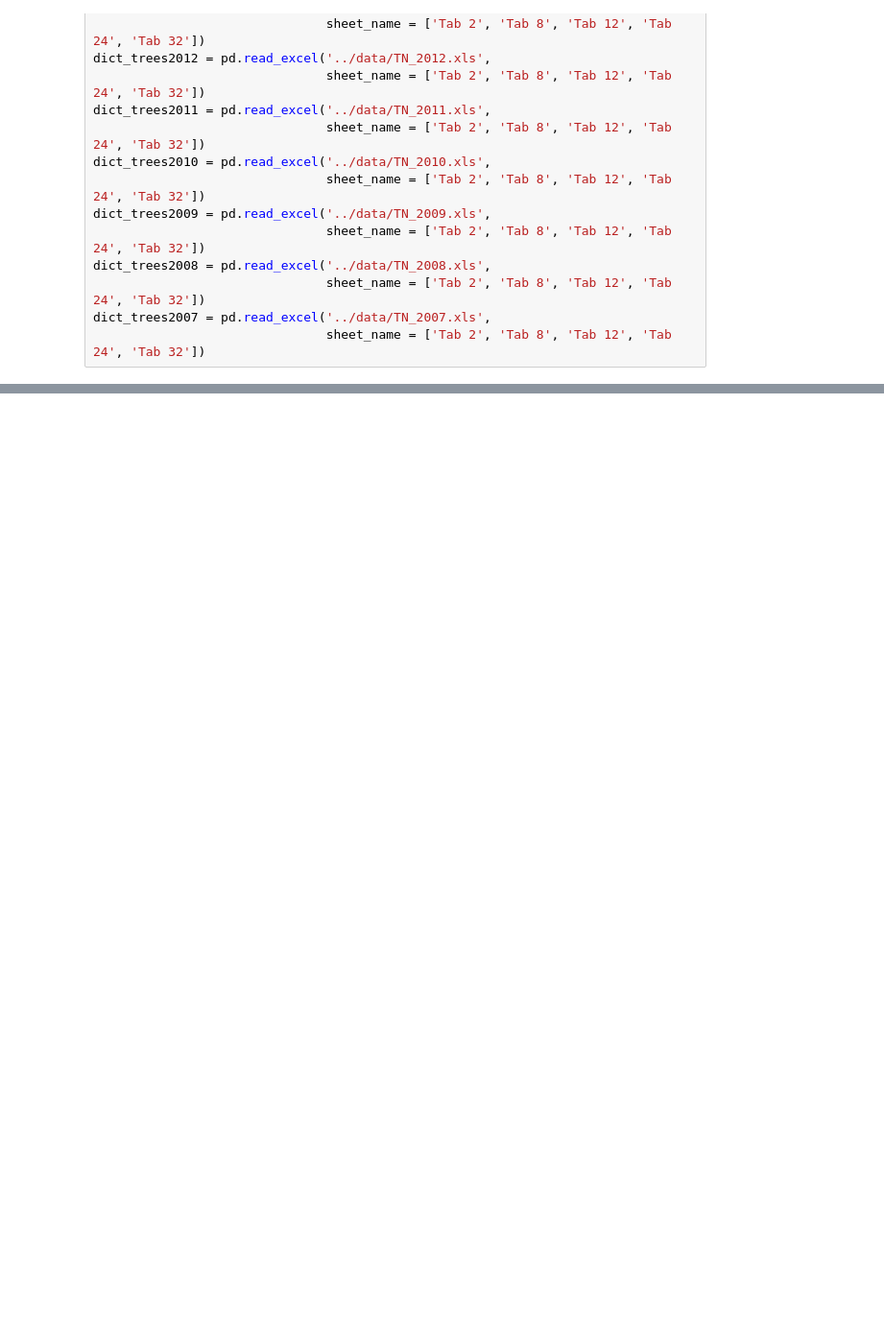
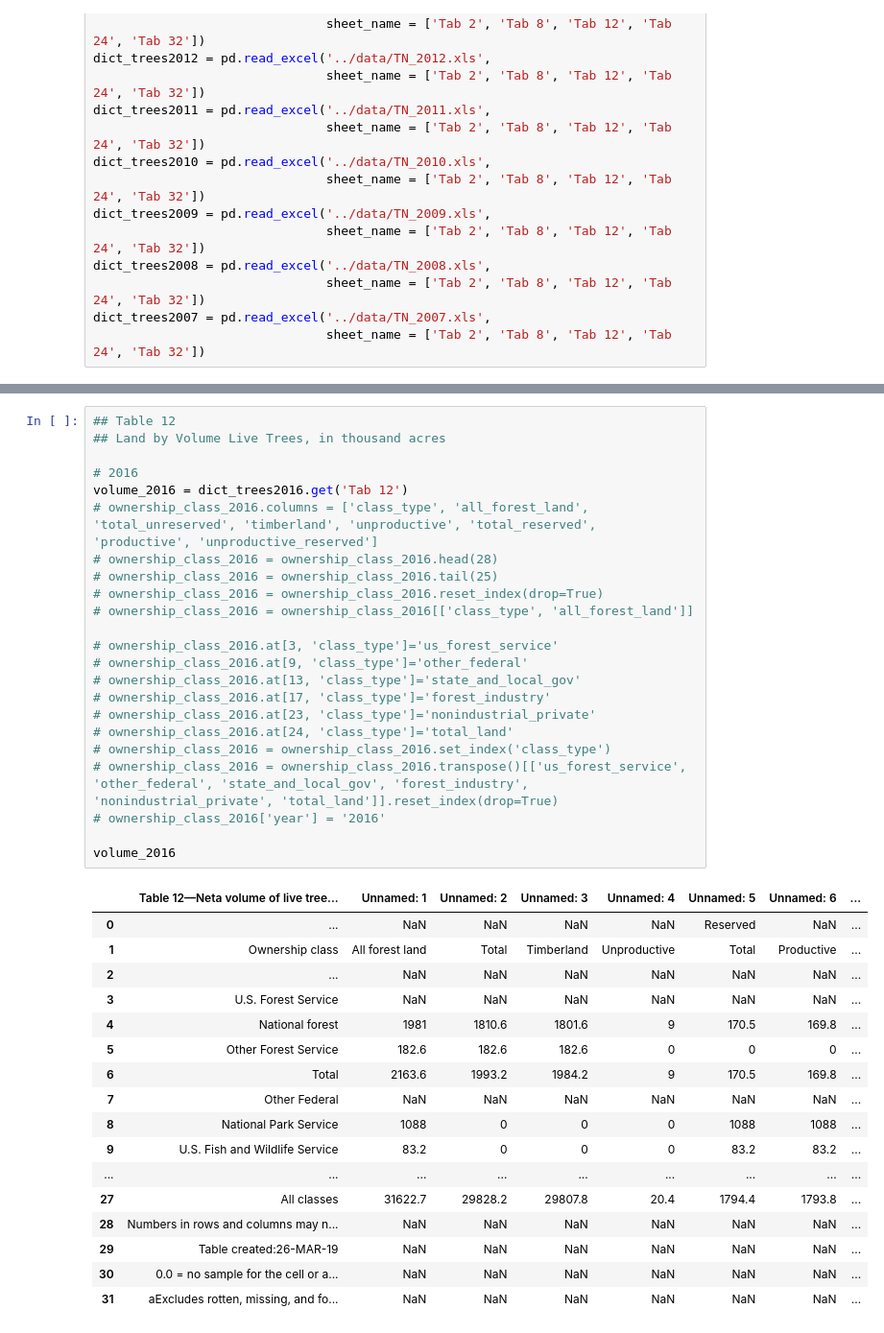
Before and after one commit to danileahacker/NSS-Capstone-Dani-Hacker, a Jupyter notebook: scripts/forests_cleaning.ipynb, the cells around one changed output, grey strips where cells are left out. Shown: that part at 96% size. Drawn from its saved outputs; the diff is of its cells as text; blank space fills up the shorter version.

```diff
--- a/scripts/forests_cleaning.ipynb
+++ b/scripts/forests_cleaning.ipynb
@@ -292,0 +379,41 @@ land_by_ownership_class = land_by_ownership_class.set_index('class_type')
+# %%
+## Table 12
+## Land by Volume Live Trees, in thousand acres
+
+# 2016
+volume_2016 = dict_trees2016.get('Tab 12')
+# ownership_class_2016.columns = ['class_type', 'all_forest_land', 'total_unreserved', 'timberland', 'unproductive', 'total_reserved', 'productive', 'unproductive_reserved']
+# ownership_class_2016 = ownership_class_2016.head(28)
+# ownership_class_2016 = ownership_class_2016.tail(25)
+# ownership_class_2016 = ownership_class_2016.reset_index(drop=True)
+# ownership_class_2016 = ownership_class_2016[['class_type', 'all_forest_land']]
+
+# ownership_class_2016.at[3, 'class_type']='us_forest_service'
+# ownership_class_2016.at[9, 'class_type']='other_federal'
+# ownership_class_2016.at[13, 'class_type']='state_and_local_gov'
+# ownership_class_2016.at[17, 'class_type']='forest_industry'
+# ownership_class_2016.at[23, 'class_type']='nonindustrial_private'
+# ownership_class_2016.at[24, 'class_type']='total_land'
+# ownership_class_2016 = ownership_class_2016.set_index('class_type')
+# ownership_class_2016 = ownership_class_2016.transpose()[['us_forest_service', 'other_federal', 'state_and_local_gov', 'forest_industry', 'nonindustrial_private', 'total_land']].reset_index(drop=True)
+# ownership_class_2016['year'] = '2016'
+
+volume_2016
+# %% [output]
+|  | Table 12—Neta volume of live tree... | Unnamed: 1 | Unnamed: 2 | Unnamed: 3 | Unnamed: 4 | Unnamed: 5 | Unnamed: 6 | ... |
+| 0 | ... | NaN | NaN | NaN | NaN | Reserved | NaN | ... |
+| 1 | Ownership class | All forest land | Total | Timberland | Unproductive | Total | Productive | ... |
+| 2 | ... | NaN | NaN | NaN | NaN | NaN | NaN | ... |
+| 3 | U.S. Forest Service | NaN | NaN | NaN | NaN | NaN | NaN | ... |
+| 4 | National forest | 1981 | 1810.6 | 1801.6 | 9 | 170.5 | 169.8 | ... |
+| 5 | Other Forest Service | 182.6 | 182.6 | 182.6 | 0 | 0 | 0 | ... |
+| 6 | Total | 2163.6 | 1993.2 | 1984.2 | 9 | 170.5 | 169.8 | ... |
+| 7 | Other Federal | NaN | NaN | NaN | NaN | NaN | NaN | ... |
+| 8 | National Park Service | 1088 | 0 | 0 | 0 | 1088 | 1088 | ... |
+| 9 | U.S. Fish and Wildlife Service | 83.2 | 0 | 0 | 0 | 83.2 | 83.2 | ... |
+| ... | ... | ... | ... | ... | ... | ... | ... | ... |
+| 27 | All classes | 31622.7 | 29828.2 | 29807.8 | 20.4 | 1794.4 | 1793.8 | ... |
+| 28 | Numbers in rows and columns may n... | NaN | NaN | NaN | NaN | NaN | NaN | ... |
+| 29 | Table created:26-MAR-19 | NaN | NaN | NaN | NaN | NaN | NaN | ... |
+| 30 | 0.0 = no sample for the cell or a... | NaN | NaN | NaN | NaN | NaN | NaN | ... |
+| 31 | aExcludes rotten, missing, and fo... | NaN | NaN | NaN | NaN | NaN | NaN | ... |
```
Also changed, not shown: parts of 5 cells of this notebook.
